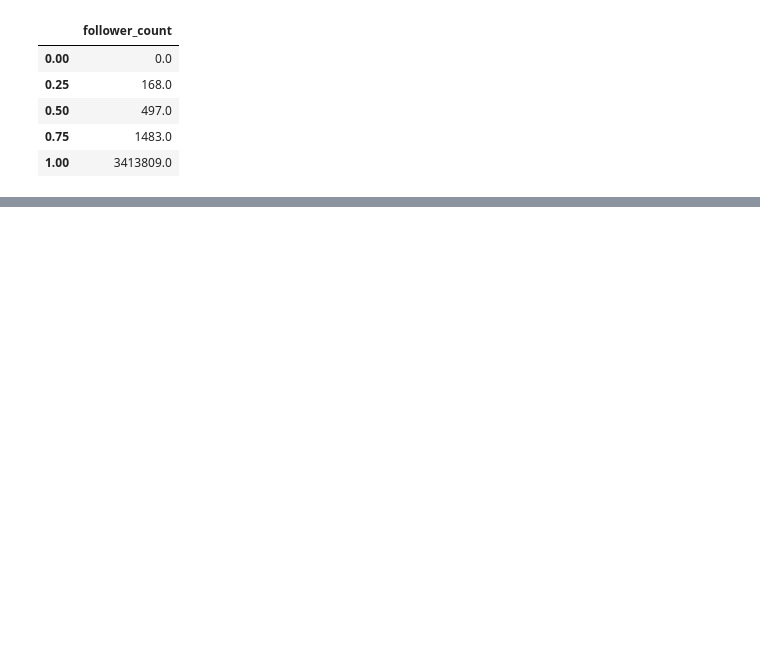
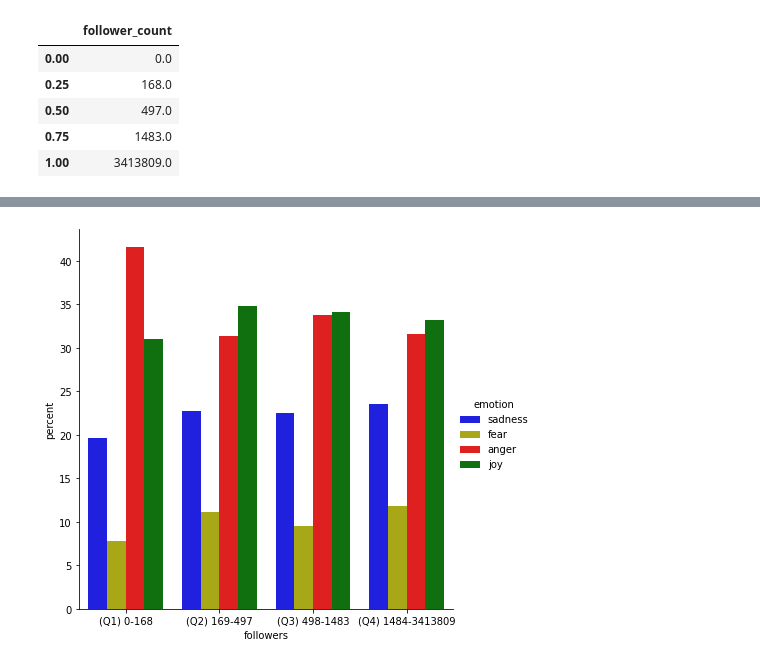
Before and after one commit to paolofesta/prove, a Jupyter notebook: scrittura.ipynb, the cells around one changed output, grey strips where cells are left out. Saved outputs shown, nothing was run; the diff lists cells and outputs as text; code cells hidden in the pictures; blank space fills up the shorter version.

```diff
--- a/scrittura.ipynb
+++ b/scrittura.ipynb
@@ -258,0 +272,7 @@ Si è potuto così osservare che i quartili due , tre e quattro hanno percentual
+# %%
+#@title
+sns.catplot(data=df1,x='followers',y='percent',hue='emotion',kind='bar', dodge=True,palette=["b","y","r","g"],height=6)
+plt.title('')
+print()
+# %% [output]
+[figure, added]
```
Also changed, not shown: parts of 10 cells of this notebook.
